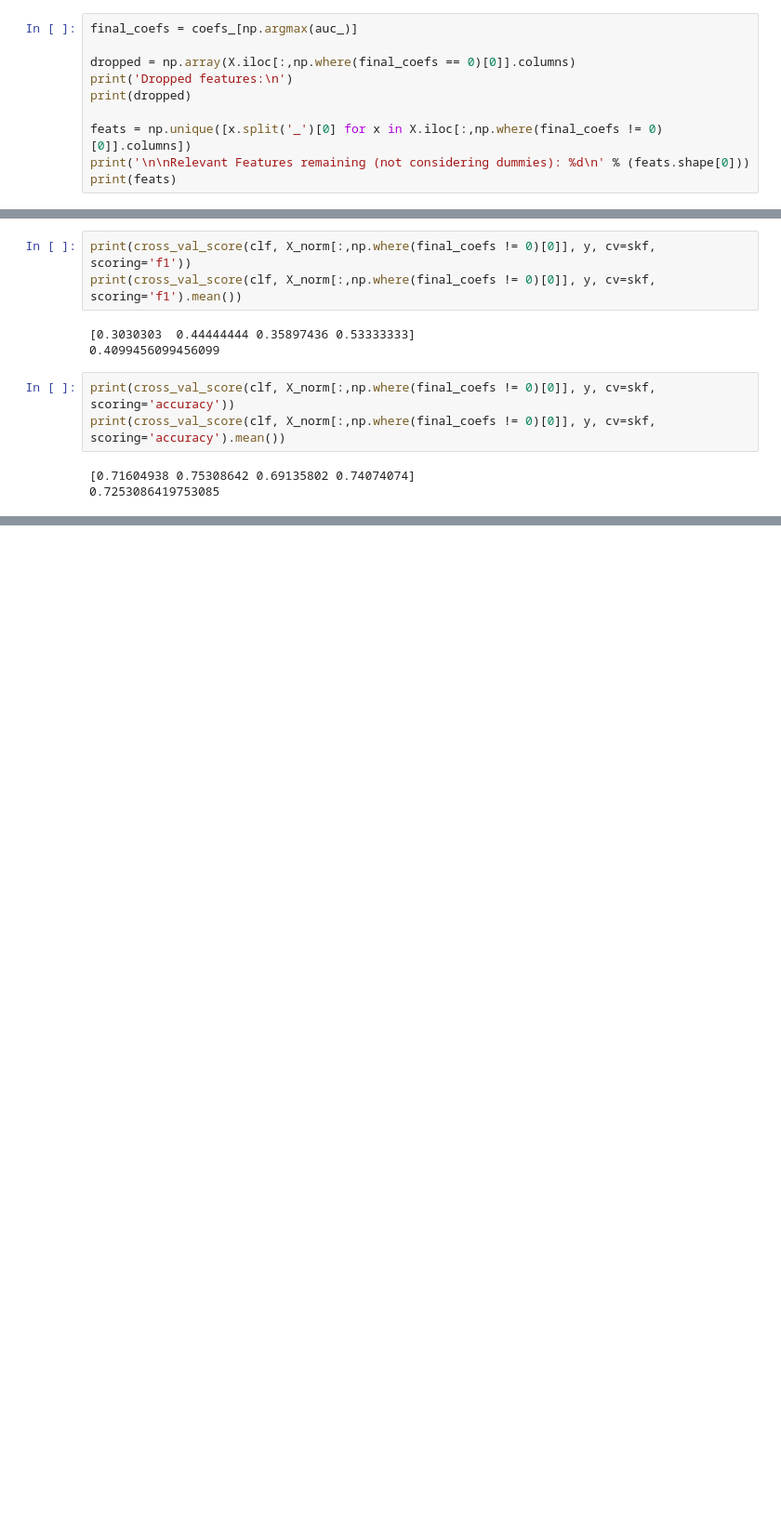
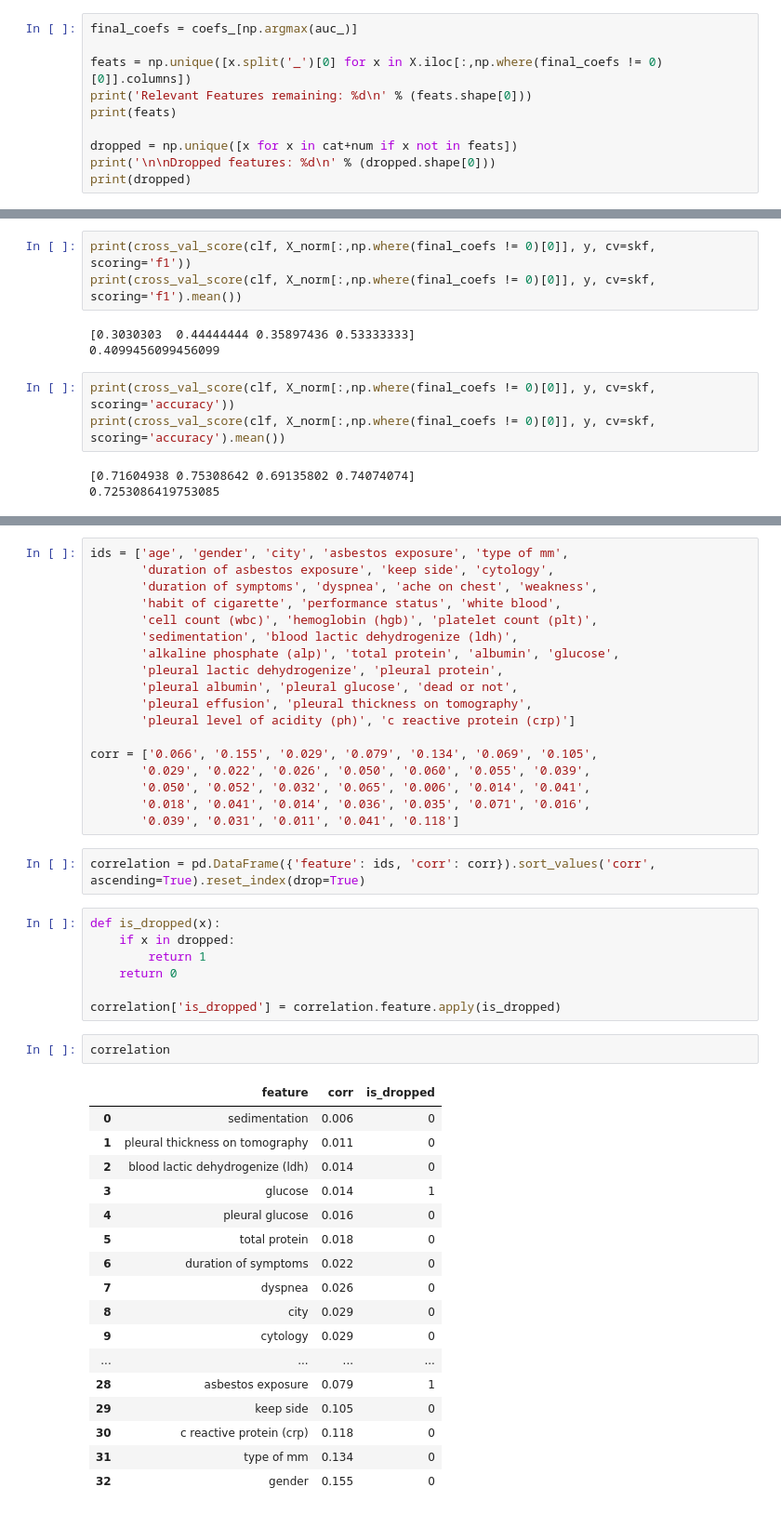
Before and after one commit to jardsantos/recpad_project, a Jupyter notebook: recpad.ipynb, the cells around one changed output, grey strips where cells are left out. Shown: that part at 93% size. Cells and saved outputs as stored; diff of their text form; blank space fills up the shorter version.

Commit message:
update
correlation x dropped analysis

```diff
--- a/recpad.ipynb
+++ b/recpad.ipynb
@@ -181,11 +198,11 @@ This took 0.203s
 # %%
 final_coefs = coefs_[np.argmax(auc_)]
 
-dropped = np.array(X.iloc[:,np.where(final_coefs == 0)[0]].columns)
-print('Dropped features:\n')
+feats = np.unique([x.split('_')[0] for x in X.iloc[:,np.where(final_coefs != 0)[0]].columns])
+print('Relevant Features remaining: %d\n' % (feats.shape[0]))
+print(feats)
+
+dropped = np.unique([x for x in cat+num if x not in feats])
+print('\n\nDropped features: %d\n' % (dropped.shape[0]))
 print(dropped)
-
-feats = np.unique([x.split('_')[0] for x in X.iloc[:,np.where(final_coefs != 0)[0]].columns])
-print('\n\nRelevant Features remaining (not considering dummies): %d\n' % (feats.shape[0]))
-print(feats)
 # %% [output]
@@ -259,0 +261,47 @@ LinearSVC(C=0.053973452882764276, class_weight=None, dual=True,
+# %%
+ids = ['age', 'gender', 'city', 'asbestos exposure', 'type of mm',
+       'duration of asbestos exposure', 'keep side', 'cytology',
+       'duration of symptoms', 'dyspnea', 'ache on chest', 'weakness',
+       'habit of cigarette', 'performance status', 'white blood',
+       'cell count (wbc)', 'hemoglobin (hgb)', 'platelet count (plt)',
+       'sedimentation', 'blood lactic dehydrogenize (ldh)',
+       'alkaline phosphate (alp)', 'total protein', 'albumin', 'glucose',
+       'pleural lactic dehydrogenize', 'pleural protein',
+       'pleural albumin', 'pleural glucose', 'dead or not',
+       'pleural effusion', 'pleural thickness on tomography',
+       'pleural level of acidity (ph)', 'c reactive protein (crp)']
+
+corr = ['0.066', '0.155', '0.029', '0.079', '0.134', '0.069', '0.105',
+       '0.029', '0.022', '0.026', '0.050', '0.060', '0.055', '0.039',
+       '0.050', '0.052', '0.032', '0.065', '0.006', '0.014', '0.041',
+       '0.018', '0.041', '0.014', '0.036', '0.035', '0.071', '0.016',
+       '0.039', '0.031', '0.011', '0.041', '0.118']
+# %%
+correlation = pd.DataFrame({'feature': ids, 'corr': corr}).sort_values('corr', ascending=True).reset_index(drop=True)
+# %%
+def is_dropped(x):
+    if x in dropped:
+        return 1
+    return 0
+
+correlation['is_dropped'] = correlation.feature.apply(is_dropped)
+# %%
+correlation
+# %% [output]
+|  | feature | corr | is_dropped |
+| 0 | sedimentation | 0.006 | 0 |
+| 1 | pleural thickness on tomography | 0.011 | 0 |
+| 2 | blood lactic dehydrogenize (ldh) | 0.014 | 0 |
+| 3 | glucose | 0.014 | 1 |
+| 4 | pleural glucose | 0.016 | 0 |
+| 5 | total protein | 0.018 | 0 |
+| 6 | duration of symptoms | 0.022 | 0 |
+| 7 | dyspnea | 0.026 | 0 |
+| 8 | city | 0.029 | 0 |
+| 9 | cytology | 0.029 | 0 |
+| ... | ... | ... | ... |
+| 28 | asbestos exposure | 0.079 | 1 |
+| 29 | keep side | 0.105 | 0 |
+| 30 | c reactive protein (crp) | 0.118 | 0 |
+| 31 | type of mm | 0.134 | 0 |
+| 32 | gender | 0.155 | 0 |
```
Also changed, not shown: parts of 11 cells of this notebook.
